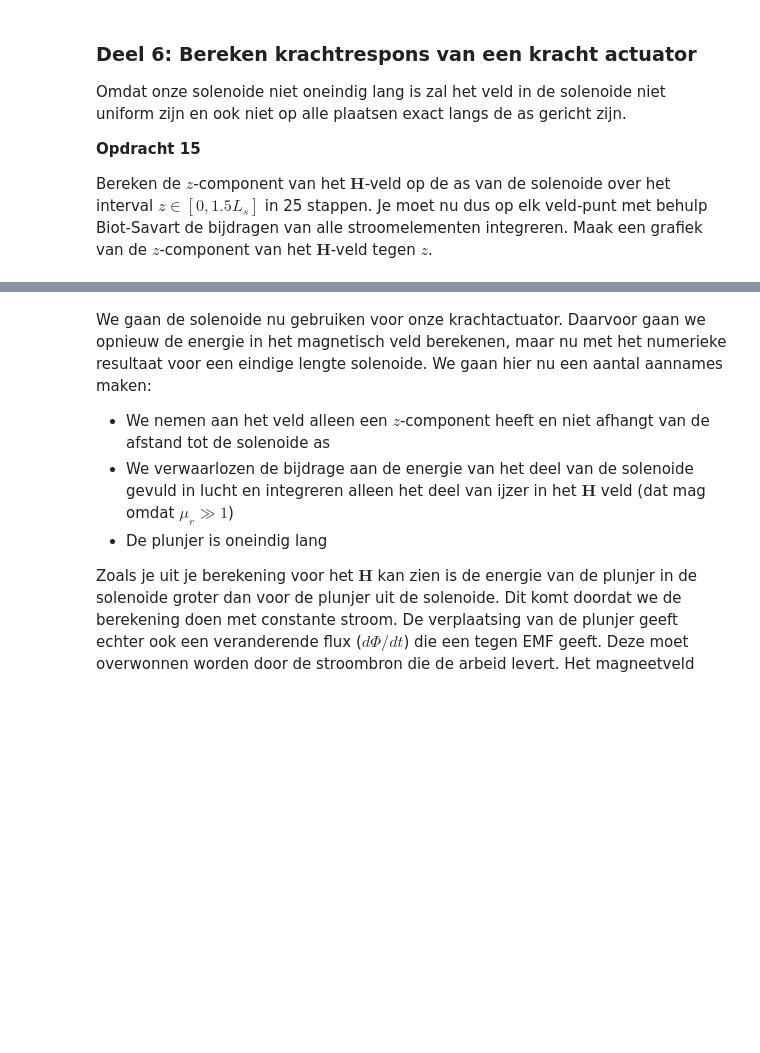
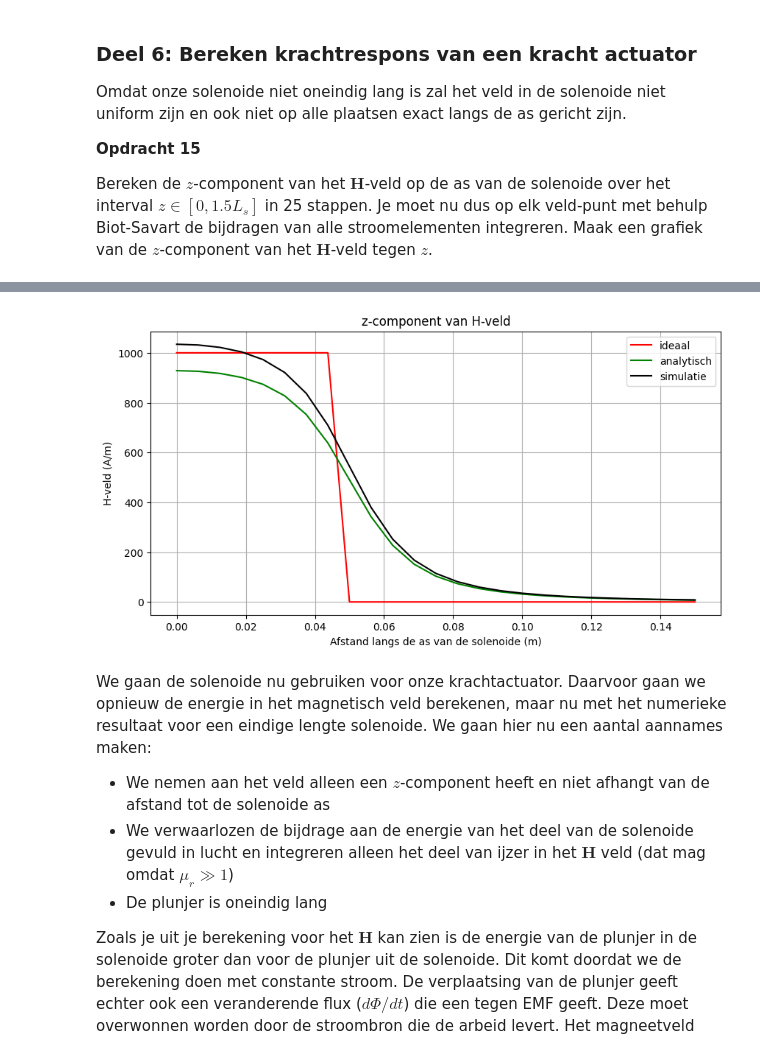
Before and after one commit to Tetras49/opdrachten-DEF-D, a Jupyter notebook: 2KrachtactuatorOpdracht/2KrachtactuatorOpdracht/KrachtactuatorOpdracht.ipynb, the cells around one changed output, grey strips where cells are left out. Cells and saved outputs as stored; diff of their text form; code cells hidden in the pictures; blank space fills up the shorter version.

```diff
--- a/2KrachtactuatorOpdracht/2KrachtactuatorOpdracht/KrachtactuatorOpdracht.ipynb
+++ b/2KrachtactuatorOpdracht/2KrachtactuatorOpdracht/KrachtactuatorOpdracht.ipynb
@@ -543,3 +508,82 @@ Error:
+# %%
+
+mu0 = 4*np.pi*1e-7
+I = 1.0                    # stroom (A)
+r_sol = 0.02              # straal solenoïde (m)
+L_sol = 0.1               # lengte solenoïde (m)
+aantal_omwent = 100       # aantal windingen
+
+
+def field_current_element(r_field, r_source, dl):
+    r = r_field - r_source
+    r_norm = np.linalg.norm(r)
+
+    if r_norm == 0:
+        return np.array([0.0, 0.0, 0.0])
+
+    dH = np.cross(dl, r) / (r_norm**3)
+    return I / (4*np.pi) * dH
+
+
+
+N = 700  # aantal stroomelementen
+
+
+n_ax = 25
+z_ax = np.linspace(0, 1.5 * L_sol, n_ax)
+H_ax = np.zeros(n_ax)
+
+
+for i_field in range(n_ax):
+    r_field = np.array([0.0, 0.0, z_ax[i_field]])
+    Hsimulated = np.array([0.0, 0.0, 0.0])
+
+    for i_source in range(N):
+        # juiste parametrisatie van de helix
+        theta = 2 * np.pi * aantal_omwent * i_source / N
+
+        z_source = L_sol * (i_source / N - 0.5)  # gecentreerd!
+
+        r_source = np.array([
+            r_sol * np.cos(theta),
+            r_sol * np.sin(theta),
+            z_source
+        ])
+
+        dl = np.array([
+            -r_sol * np.sin(theta),
+             r_sol * np.cos(theta),
+             L_sol / N
+        ])
+
+        Hsimulated += field_current_element(r_field, r_source, dl)
+
+    H_ax[i_field] = Hsimulated[2]
+
+
+H_veld_analytisch = (aantal_omwent * I / (2 * L_sol)) * (
+    (L_sol/2 - z_ax)/np.sqrt((z_ax - L_sol/2)**2 + r_sol**2) +
+    (L_sol/2 + z_ax)/np.sqrt((z_ax + L_sol/2)**2 + r_sol**2)
+)
+
+# Ideaal (lange solenoïde)
+H_veld_ideaal = (aantal_omwent * I / L_sol) * (z_ax < L_sol/2)
+
+
+plt.figure(figsize=(10,5))
+plt.plot(z_ax, H_veld_ideaal, 'r', label='ideaal')
+plt.plot(z_ax, H_veld_analytisch, 'g', label='analytisch')
+plt.plot(z_ax, H_ax, 'k', label='simulatie')
+
+plt.xlabel('Afstand langs de as van de solenoide (m)')
+plt.ylabel('H-veld (A/m)')
+plt.title('z-component van H-veld')
+plt.legend()
+plt.grid()
+
+plt.show()
+# %% [output]
+[figure, added]
 # %% [markdown]
 We gaan de solenoide nu gebruiken voor onze krachtactuator. Daarvoor gaan we opnieuw de energie in het magnetisch veld berekenen, maar nu met het numerieke resultaat voor een eindige lengte solenoide. We gaan hier nu een aantal aannames maken:
 * We nemen aan het veld alleen een $z$-component heeft en niet afhangt van de afstand tot de solenoide as
```
Also changed, not shown: parts of 12 cells of this notebook.
